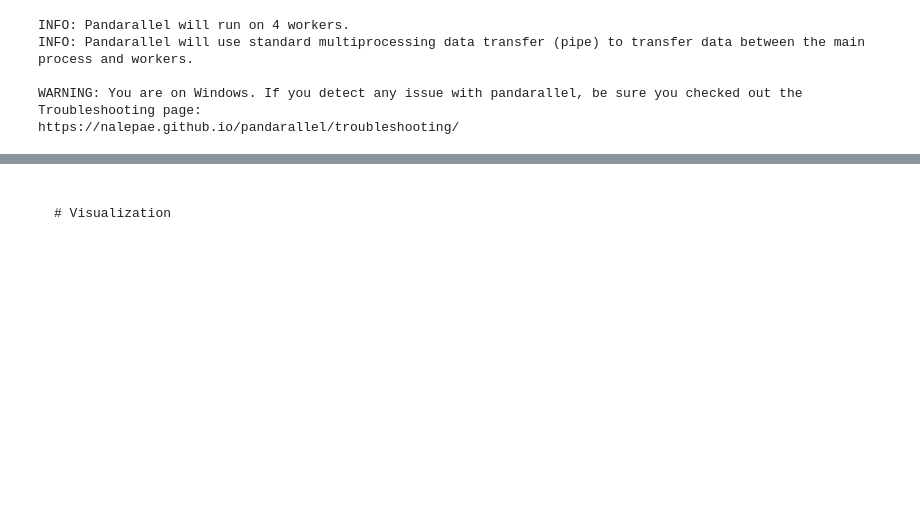
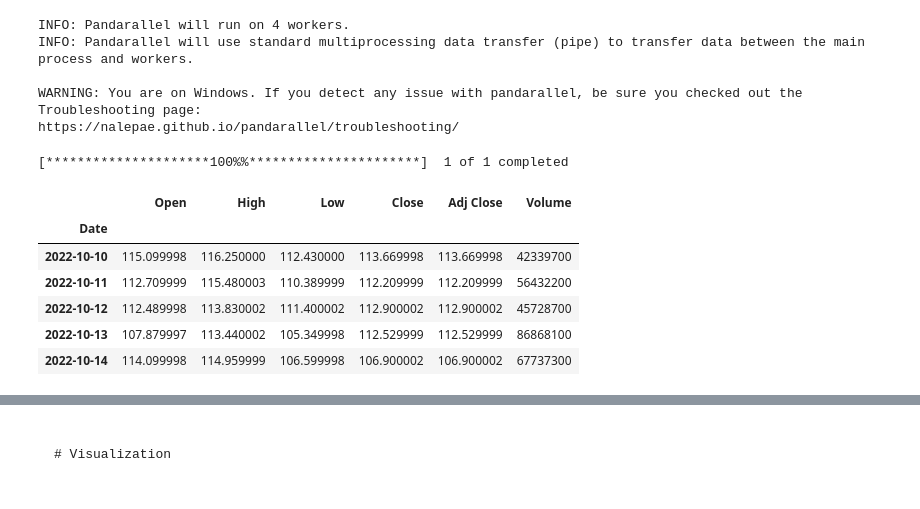
Before and after one commit to jocoder22/FinIndicators, a Jupyter notebook: TSI.ipynb, the cells around one changed output, grey strips where cells are left out. Cells and saved outputs as stored; diff of their text form; code cells hidden in the pictures; blank space fills up the shorter version.

```diff
--- a/TSI.ipynb
+++ b/TSI.ipynb
@@ -88,3 +91,20 @@ def format_plot(fig, legends = None, xlabel="Time", ylabel="Value", figsize=(400
             )]
         )
     return fig
+# %%
+riskyAsset = "AMZN"
+startdate = date.today() - timedelta(days=365)
+
+df = yf.download(riskyAsset, start=startdate)
+# %% [output]
+[*********************100%%**********************]  1 of 1 completed
+# %%
+df.head()
+# %% [output]
+|  | Open | High | Low | Close | Adj Close | Volume |
+| Date |  |  |  |  |  |  |
+| 2022-10-10 | 115.099998 | 116.250000 | 112.430000 | 113.669998 | 113.669998 | 42339700 |
+| 2022-10-11 | 112.709999 | 115.480003 | 110.389999 | 112.209999 | 112.209999 | 56432200 |
+| 2022-10-12 | 112.489998 | 113.830002 | 111.400002 | 112.900002 | 112.900002 | 45728700 |
+| 2022-10-13 | 107.879997 | 113.440002 | 105.349998 | 112.529999 | 112.529999 | 86868100 |
+| 2022-10-14 | 114.099998 | 114.959999 | 106.599998 | 106.900002 | 106.900002 | 67737300 |
```
Also changed, not shown: parts of 5 cells of this notebook.
